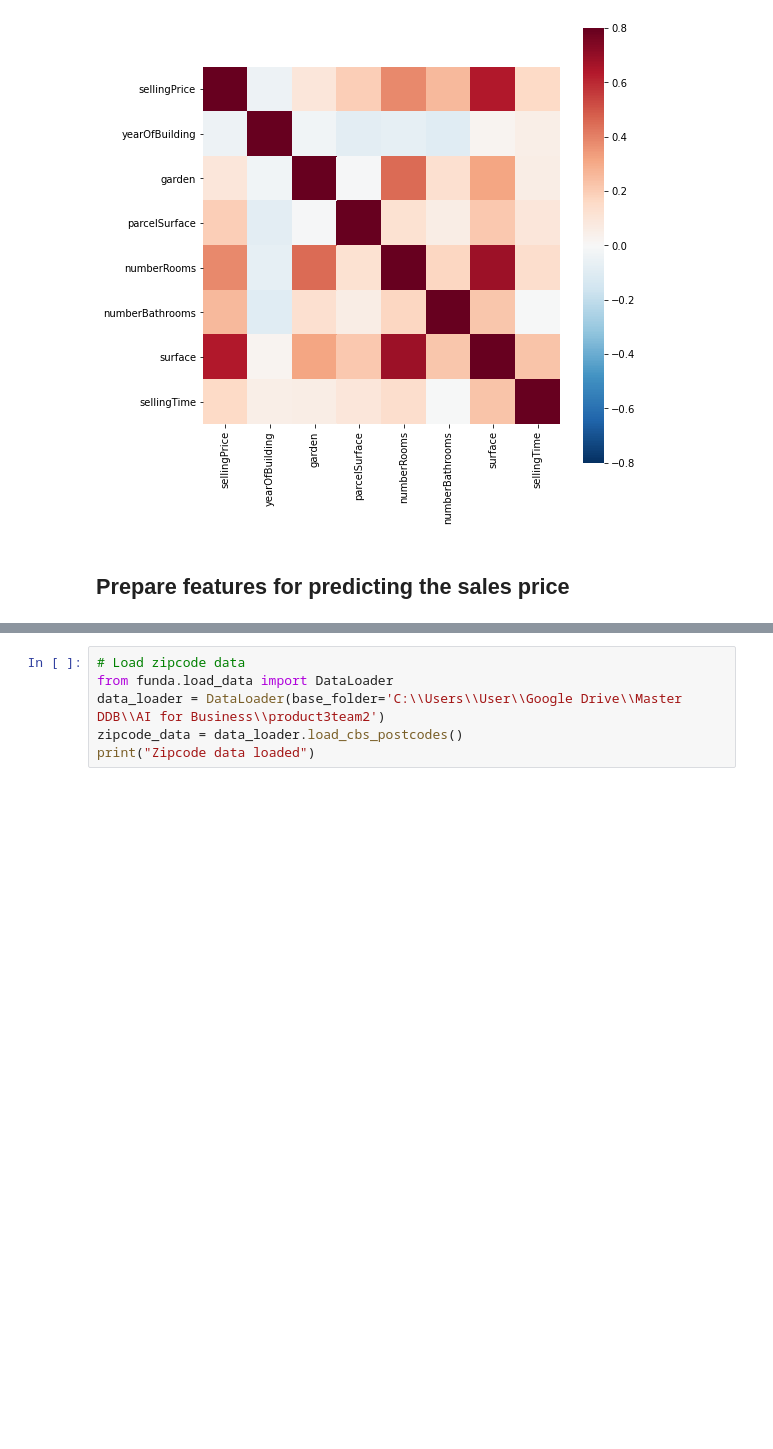
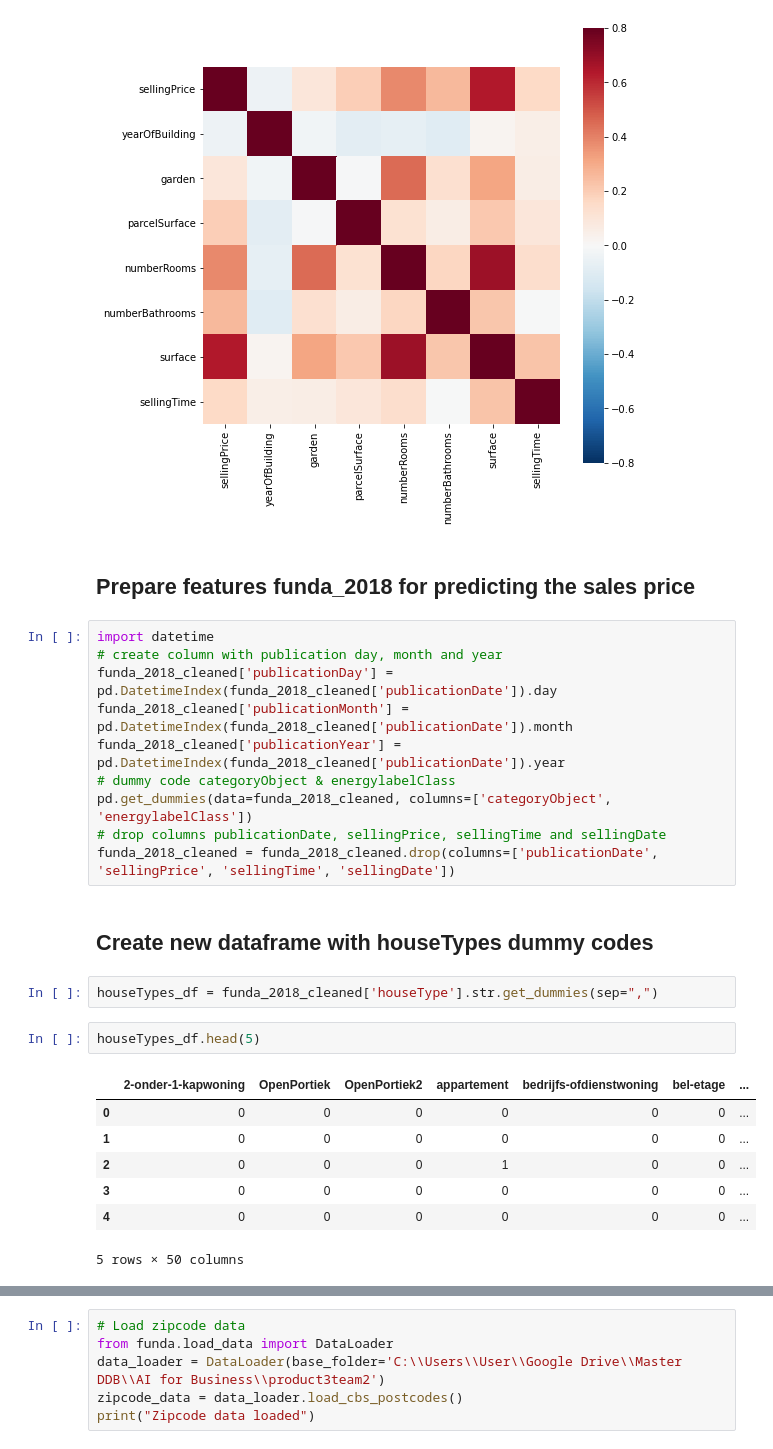
Before and after one commit to Rokra1995/ML-houseprice-pipeline, a Jupyter notebook: notebooks/Felicia.ipynb, the cells around one changed output, grey strips where cells are left out. Saved outputs shown, nothing was run; the diff lists cells and outputs as text; blank space fills up the shorter version.

```diff
--- a/notebooks/Felicia.ipynb
+++ b/notebooks/Felicia.ipynb
@@ -62,4 +62,28 @@ plt.show()
 # %% [output]
 [figure]
 # %% [markdown]
-## Prepare features for predicting the sales price
+## Prepare features funda_2018 for predicting the sales price
+# %%
+import datetime
+# create column with publication day, month and year
+funda_2018_cleaned['publicationDay'] = pd.DatetimeIndex(funda_2018_cleaned['publicationDate']).day
+funda_2018_cleaned['publicationMonth'] = pd.DatetimeIndex(funda_2018_cleaned['publicationDate']).month
+funda_2018_cleaned['publicationYear'] = pd.DatetimeIndex(funda_2018_cleaned['publicationDate']).year
+# dummy code categoryObject & energylabelClass
+pd.get_dummies(data=funda_2018_cleaned, columns=['categoryObject', 'energylabelClass'])
+# drop columns publicationDate, sellingPrice, sellingTime and sellingDate
+funda_2018_cleaned = funda_2018_cleaned.drop(columns=['publicationDate', 'sellingPrice', 'sellingTime', 'sellingDate'])
+# %% [markdown]
+## Create new dataframe with houseTypes dummy codes
+# %%
+houseTypes_df = funda_2018_cleaned['houseType'].str.get_dummies(sep=",")
+# %%
+houseTypes_df.head(5)
+# %% [output]
+|  | 2-onder-1-kapwoning | OpenPortiek | OpenPortiek2 | appartement | bedrijfs-ofdienstwoning | bel-etage | ... |
+| 0 | 0 | 0 | 0 | 0 | 0 | 0 | ... |
+| 1 | 0 | 0 | 0 | 0 | 0 | 0 | ... |
+| 2 | 0 | 0 | 0 | 1 | 0 | 0 | ... |
+| 3 | 0 | 0 | 0 | 0 | 0 | 0 | ... |
+| 4 | 0 | 0 | 0 | 0 | 0 | 0 | ... |
+5 rows × 50 columns
```
Also changed, not shown: parts of 36 cells of this notebook, 2 other files.
